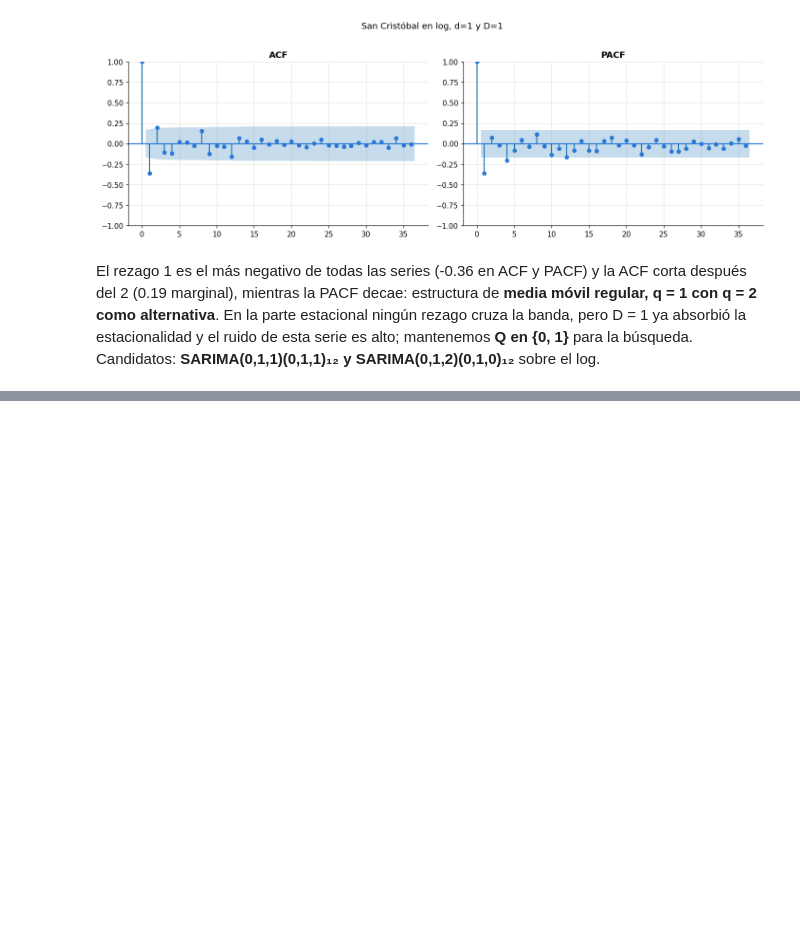
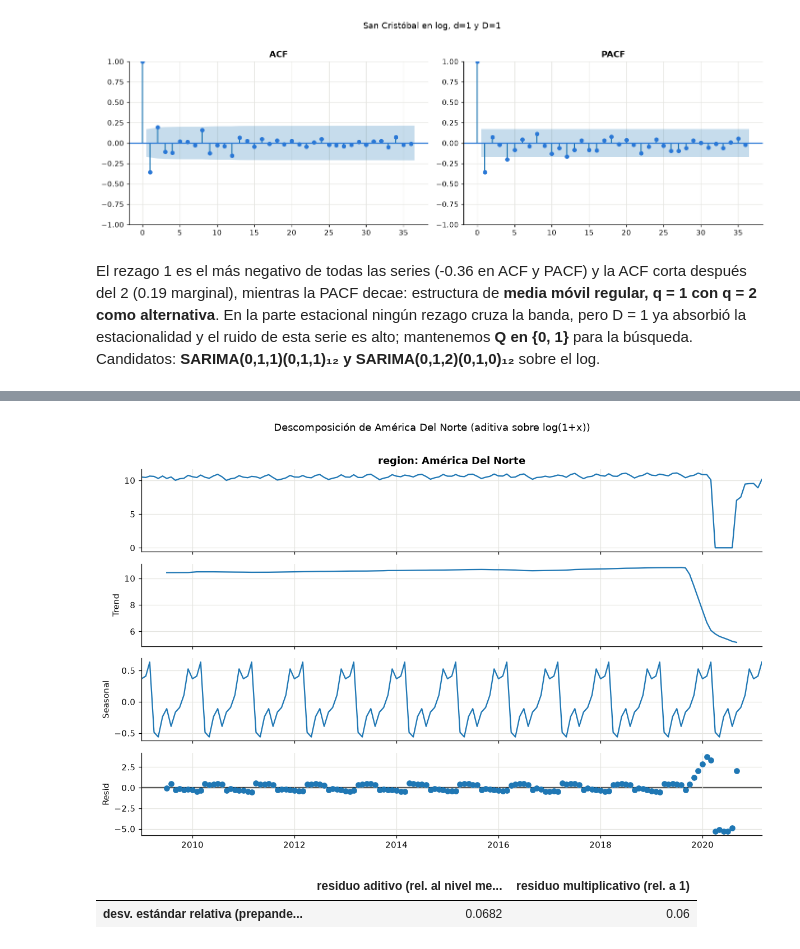
Before and after one commit to Fercho1118/Laboratorio-1-Series-de-Tiempo, a Jupyter notebook: notebooks/analisis-series.ipynb, the cells around one changed output, grey strips where cells are left out. Cells and saved outputs as stored; diff of their text form; code cells hidden in the pictures; blank space fills up the shorter version.

```diff
--- a/notebooks/analisis-series.ipynb
+++ b/notebooks/analisis-series.ipynb
@@ -816,0 +831,24 @@ búsqueda. Candidatos: **SARIMA(0,1,1)(0,1,1)₁₂ y SARIMA(0,1,2)(0,1,0)₁₂
+# %%
+def descomponer_ceros(serie, titulo, nombre_figura):
+    """Descomposición para las series con meses en cero (Norte y Europa).
+
+    Multiplicative no admite ceros, así que graficamos la descomposición aditiva del
+    log(1+x): la misma estructura multiplicativa vista en logaritmo. La comparación
+    aditivo vs multiplicativo se hace sobre el tramo prepandemia (sin ceros), igual
+    que en las demás series, para caracterizar la estacionalidad en niveles.
+    """
+    desc = seasonal_decompose(np.log1p(serie), model="additive", period=12)
+    fig = desc.plot()
+    fig.set_size_inches(11, 7)
+    fig.suptitle(titulo + " (aditiva sobre log(1+x))", y=1.01)
+    guardar(nombre_figura)
+    plt.show()
+
+    pre = serie[:"2019-12"]  # el tramo prepandemia no tiene ceros
+    resid_add = seasonal_decompose(pre, model="additive", period=12).resid.dropna()
+    resid_mul = seasonal_decompose(pre, model="multiplicative", period=12).resid.dropna()
+    comparacion = pd.DataFrame({
+        "residuo aditivo (rel. al nivel medio)": [resid_add.std() / pre.mean()],
+        "residuo multiplicativo (rel. a 1)": [resid_mul.std()],
+    }, index=["desv. estándar relativa (prepandemia)"]).round(4)
+    return desc, comparacion
@@ -816,0 +904,8 @@ búsqueda. Candidatos: **SARIMA(0,1,1)(0,1,1)₁₂ y SARIMA(0,1,2)(0,1,0)₁₂
+# %%
+desc_norte, comparacion_norte = descomponer_ceros(
+    norte, "Descomposición de América Del Norte", "serie-norte-descomposicion")
+comparacion_norte
+# %% [output]
+[figure, added]
+|  | residuo aditivo (rel. al nivel me... | residuo multiplicativo (rel. a 1) |
+| desv. estándar relativa (prepande... | 0.0682 | 0.06 |
```
Also changed, not shown: parts of 27 cells of this notebook.
